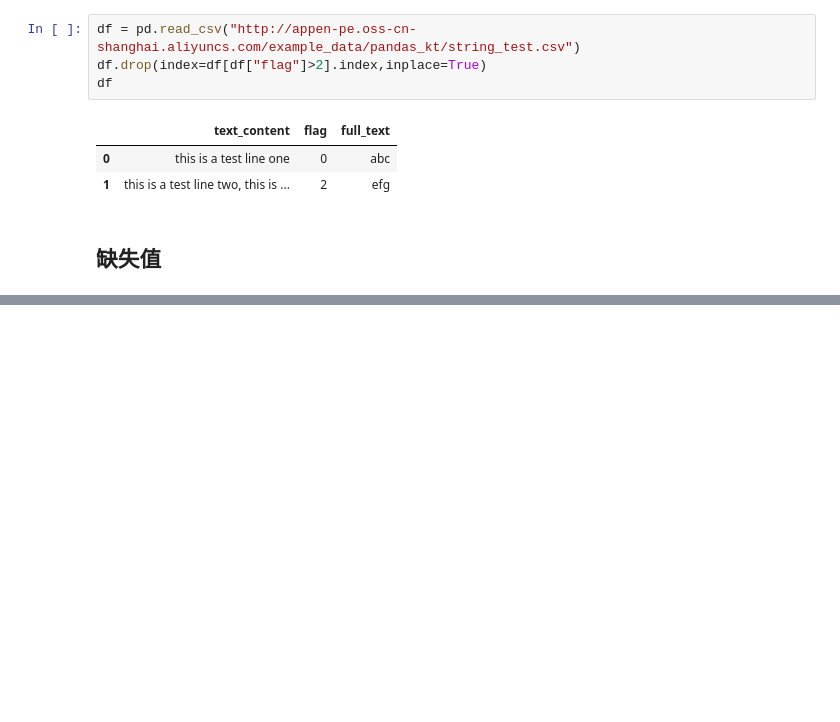
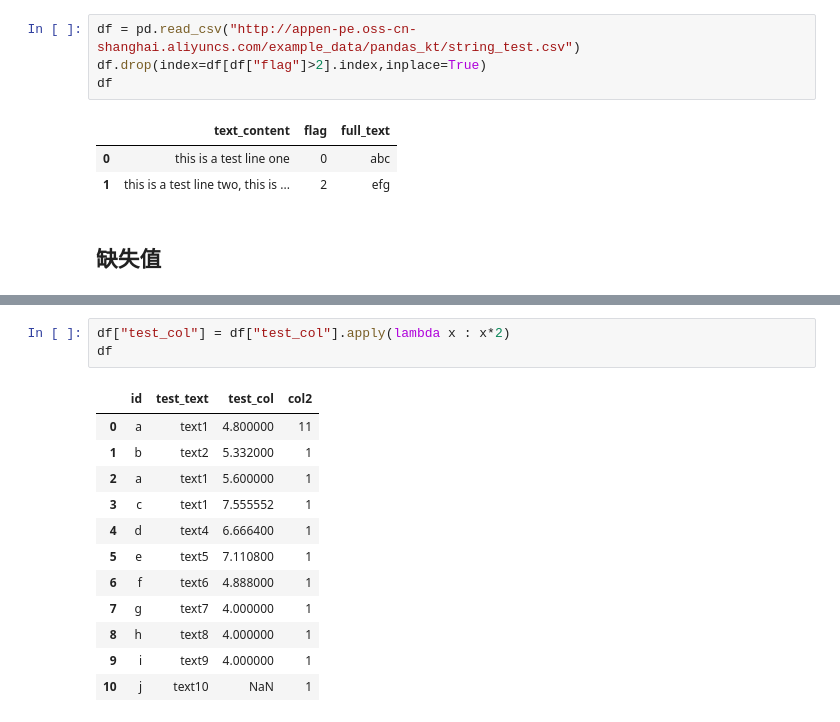
Before and after one commit to yunsansheng/code-notes, a Jupyter notebook: python/KT-pandas.ipynb, the cells around one changed output, grey strips where cells are left out. Drawn from its saved outputs; the diff is of its cells as text; blank space fills up the shorter version.

```diff
--- a/python/KT-pandas.ipynb
+++ b/python/KT-pandas.ipynb
@@ -1056,0 +1547,16 @@ df
+# %%
+df["test_col"] = df["test_col"].apply(lambda x : x*2)
+df
+# %% [output]
+|  | id | test_text | test_col | col2 |
+| 0 | a | text1 | 4.800000 | 11 |
+| 1 | b | text2 | 5.332000 | 1 |
+| 2 | a | text1 | 5.600000 | 1 |
+| 3 | c | text1 | 7.555552 | 1 |
+| 4 | d | text4 | 6.666400 | 1 |
+| 5 | e | text5 | 7.110800 | 1 |
+| 6 | f | text6 | 4.888000 | 1 |
+| 7 | g | text7 | 4.000000 | 1 |
+| 8 | h | text8 | 4.000000 | 1 |
+| 9 | i | text9 | 4.000000 | 1 |
+| 10 | j | text10 | NaN | 1 |
```
Also changed, not shown: parts of 84 cells of this notebook.
